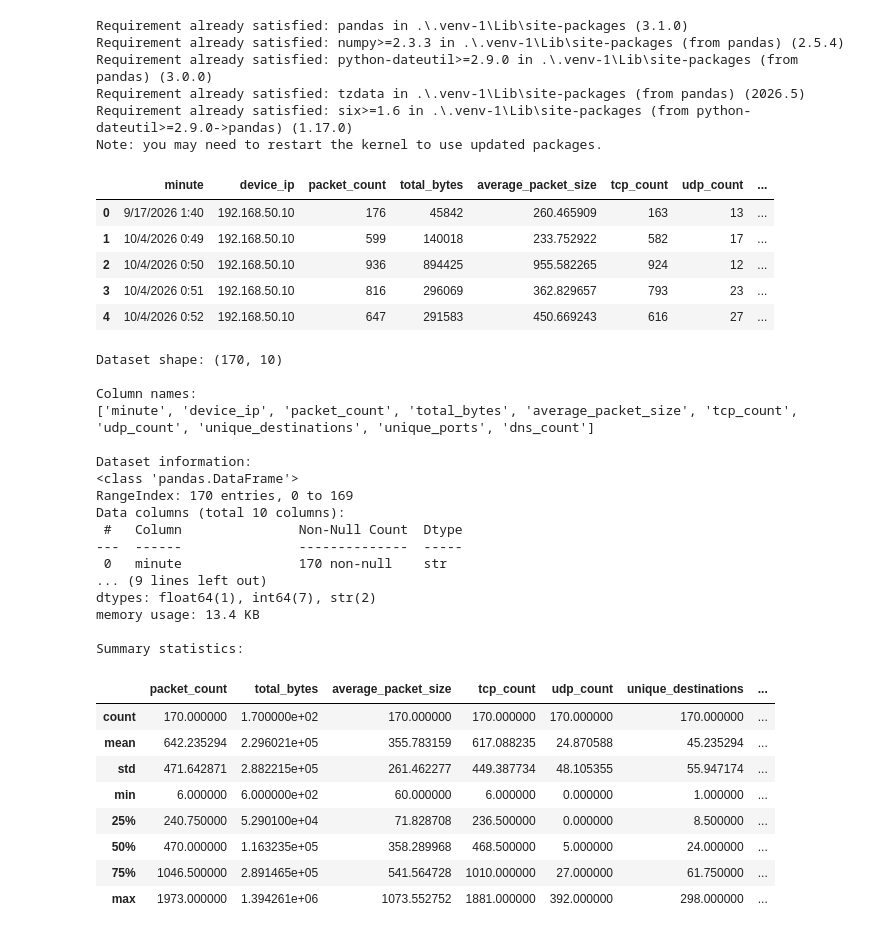
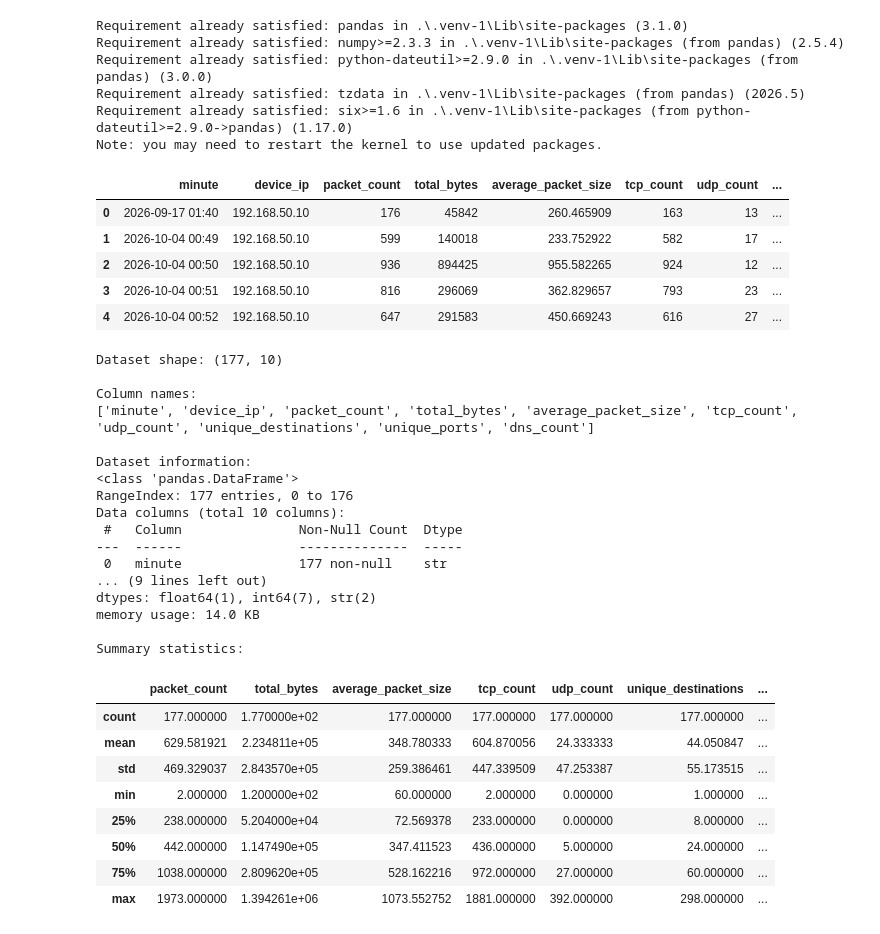
Before and after one commit to samiahmed90/Network-Anomaly-Detector, a Jupyter notebook: train-anomaly-detector.ipynb, the cells around one changed output. Cells and saved outputs as stored; diff of their text form; code cells hidden in the pictures.

```diff
--- a/train-anomaly-detector.ipynb
+++ b/train-anomaly-detector.ipynb
@@ -11,25 +11,23 @@ Note: you may need to restart the kernel to use updated packages.
 # %%
 # ============================================================
 # AI-Assisted Network Anomaly Detection
 # Step 1: Load the network traffic dataset
 # ============================================================
 
 # Import pandas to load and analyze the CSV dataset.
 import pandas as pd
 # Load the feature dataset exported from the Ubuntu sensor VM.
-df = pd.read_csv(
-    r"C:\Users\dzsam\Downloads\windows_vm_dataset (1).csv"
-)
+df = pd.read_csv("windows_vm_dataset_updated.csv")
 
 # Display the first 5 rows to verify that the dataset loaded correctly.
 display(df.head())
 # %% [output]
 |  | minute | device_ip | packet_count | total_bytes | average_packet_size | tcp_count | udp_count | ... |
-| 0 | 9/17/2026 1:40 | 192.168.50.10 | 176 | 45842 | 260.465909 | 163 | 13 | ... |
-| 1 | 10/4/2026 0:49 | 192.168.50.10 | 599 | 140018 | 233.752922 | 582 | 17 | ... |
-| 2 | 10/4/2026 0:50 | 192.168.50.10 | 936 | 894425 | 955.582265 | 924 | 12 | ... |
-| 3 | 10/4/2026 0:51 | 192.168.50.10 | 816 | 296069 | 362.829657 | 793 | 23 | ... |
-| 4 | 10/4/2026 0:52 | 192.168.50.10 | 647 | 291583 | 450.669243 | 616 | 27 | ... |
+| 0 | 2026-09-17 01:40 | 192.168.50.10 | 176 | 45842 | 260.465909 | 163 | 13 | ... |
+| 1 | 2026-10-04 00:49 | 192.168.50.10 | 599 | 140018 | 233.752922 | 582 | 17 | ... |
+| 2 | 2026-10-04 00:50 | 192.168.50.10 | 936 | 894425 | 955.582265 | 924 | 12 | ... |
+| 3 | 2026-10-04 00:51 | 192.168.50.10 | 816 | 296069 | 362.829657 | 793 | 23 | ... |
+| 4 | 2026-10-04 00:52 | 192.168.50.10 | 647 | 291583 | 450.669243 | 616 | 27 | ... |
 # %%
 
 # ============================================================
@@ -53,31 +51,31 @@ df.info()
 print("\nSummary statistics:")
 display(df.describe())
 # %% [output]
-Dataset shape: (170, 10)
+Dataset shape: (177, 10)
 
 Column names:
 ['minute', 'device_ip', 'packet_count', 'total_bytes', 'average_packet_size', 'tcp_count', 'udp_count', 'unique_destinations', 'unique_ports', 'dns_count']
 
 Dataset information:
 <class 'pandas.DataFrame'>
-RangeIndex: 170 entries, 0 to 169
+RangeIndex: 177 entries, 0 to 176
 Data columns (total 10 columns):
  #   Column               Non-Null Count  Dtype
 ---  ------               --------------  -----
- 0   minute               170 non-null    str
+ 0   minute               177 non-null    str
 ... (9 lines left out)
 dtypes: float64(1), int64(7), str(2)
-memory usage: 13.4 KB
+memory usage: 14.0 KB
 
 Summary statistics:
 |  | packet_count | total_bytes | average_packet_size | tcp_count | udp_count | unique_destinations | ... |
-| count | 170.000000 | 1.700000e+02 | 170.000000 | 170.000000 | 170.000000 | 170.000000 | ... |
-| mean | 642.235294 | 2.296021e+05 | 355.783159 | 617.088235 | 24.870588 | 45.235294 | ... |
-| std | 471.642871 | 2.882215e+05 | 261.462277 | 449.387734 | 48.105355 | 55.947174 | ... |
-| min | 6.000000 | 6.000000e+02 | 60.000000 | 6.000000 | 0.000000 | 1.000000 | ... |
-| 25% | 240.750000 | 5.290100e+04 | 71.828708 | 236.500000 | 0.000000 | 8.500000 | ... |
-| 50% | 470.000000 | 1.163235e+05 | 358.289968 | 468.500000 | 5.000000 | 24.000000 | ... |
-| 75% | 1046.500000 | 2.891465e+05 | 541.564728 | 1010.000000 | 27.000000 | 61.750000 | ... |
+| count | 177.000000 | 1.770000e+02 | 177.000000 | 177.000000 | 177.000000 | 177.000000 | ... |
+| mean | 629.581921 | 2.234811e+05 | 348.780333 | 604.870056 | 24.333333 | 44.050847 | ... |
+| std | 469.329037 | 2.843570e+05 | 259.386461 | 447.339509 | 47.253387 | 55.173515 | ... |
+| min | 2.000000 | 1.200000e+02 | 60.000000 | 2.000000 | 0.000000 | 1.000000 | ... |
+| 25% | 238.000000 | 5.204000e+04 | 72.569378 | 233.000000 | 0.000000 | 8.000000 | ... |
+| 50% | 442.000000 | 1.147490e+05 | 347.411523 | 436.000000 | 5.000000 | 24.000000 | ... |
+| 75% | 1038.000000 | 2.809620e+05 | 528.162216 | 972.000000 | 27.000000 | 60.000000 | ... |
 | max | 1973.000000 | 1.394261e+06 | 1073.552752 | 1881.000000 | 392.000000 | 298.000000 | ... |
 # %%
 # ===========================================================
```
Also changed, not shown: parts of 12 cells of this notebook, 2 other files.
